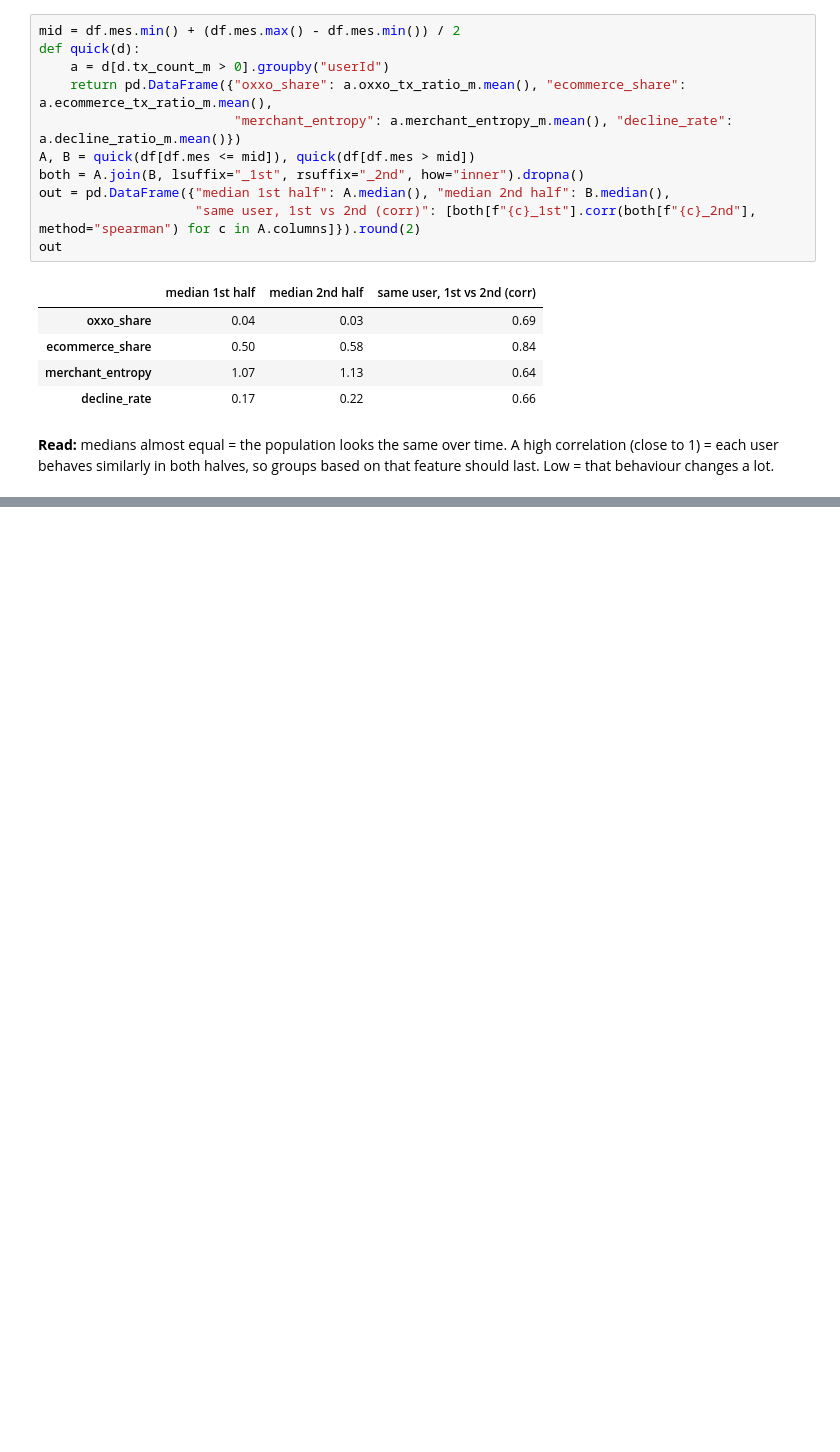
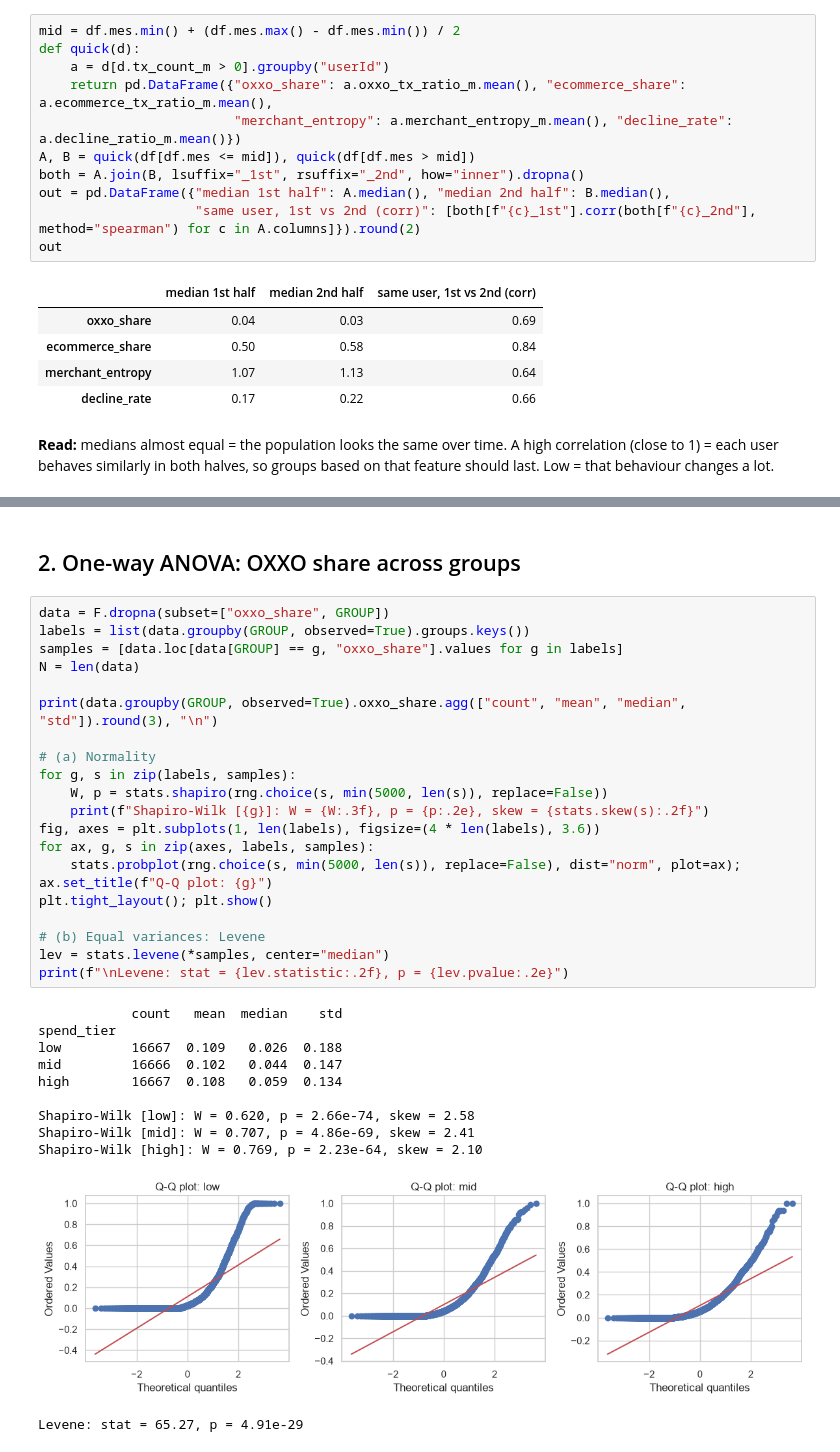
Before and after one commit to Krdz14/EDAgroup5, a Jupyter notebook: Evidence_2.ipynb, the cells around one changed output, grey strips where cells are left out. Cells and saved outputs as stored; diff of their text form; blank space fills up the shorter version.

```diff
--- a/Evidence_2.ipynb
+++ b/Evidence_2.ipynb
@@ -305,0 +464,34 @@ out
+# %% [markdown]
+## 2. One-way ANOVA: OXXO share across groups
+# %%
+data = F.dropna(subset=["oxxo_share", GROUP])
+labels = list(data.groupby(GROUP, observed=True).groups.keys())
+samples = [data.loc[data[GROUP] == g, "oxxo_share"].values for g in labels]
+N = len(data)
+
+print(data.groupby(GROUP, observed=True).oxxo_share.agg(["count", "mean", "median", "std"]).round(3), "\n")
+
+# (a) Normality
+for g, s in zip(labels, samples):
+    W, p = stats.shapiro(rng.choice(s, min(5000, len(s)), replace=False))
+    print(f"Shapiro-Wilk [{g}]: W = {W:.3f}, p = {p:.2e}, skew = {stats.skew(s):.2f}")
+fig, axes = plt.subplots(1, len(labels), figsize=(4 * len(labels), 3.6))
+for ax, g, s in zip(axes, labels, samples):
+    stats.probplot(rng.choice(s, min(5000, len(s)), replace=False), dist="norm", plot=ax); ax.set_title(f"Q-Q plot: {g}")
+plt.tight_layout(); plt.show()
+
+# (b) Equal variances: Levene
+lev = stats.levene(*samples, center="median")
+print(f"\nLevene: stat = {lev.statistic:.2f}, p = {lev.pvalue:.2e}")
+# %% [output]
+            count   mean  median    std
+spend_tier
+low         16667  0.109   0.026  0.188
+mid         16666  0.102   0.044  0.147
+high        16667  0.108   0.059  0.134
+
+Shapiro-Wilk [low]: W = 0.620, p = 2.66e-74, skew = 2.58
+Shapiro-Wilk [mid]: W = 0.707, p = 4.86e-69, skew = 2.41
+Shapiro-Wilk [high]: W = 0.769, p = 2.23e-64, skew = 2.10
+[figure, added]
+Levene: stat = 65.27, p = 4.91e-29
```
Also changed, not shown: parts of 14 cells of this notebook.
